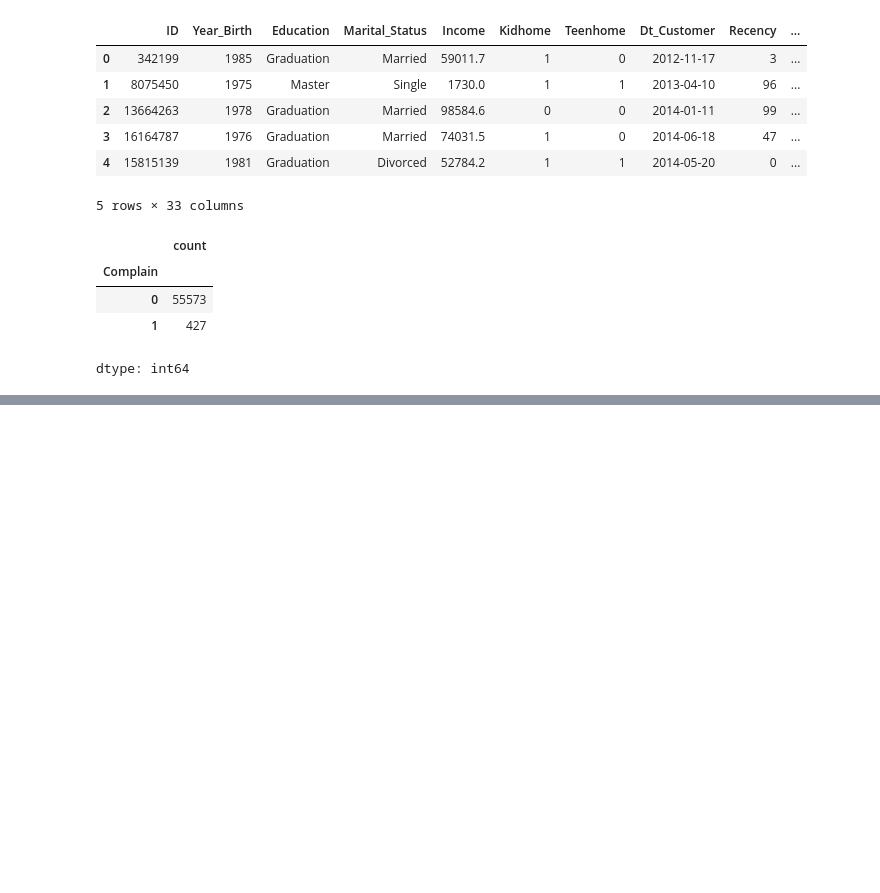
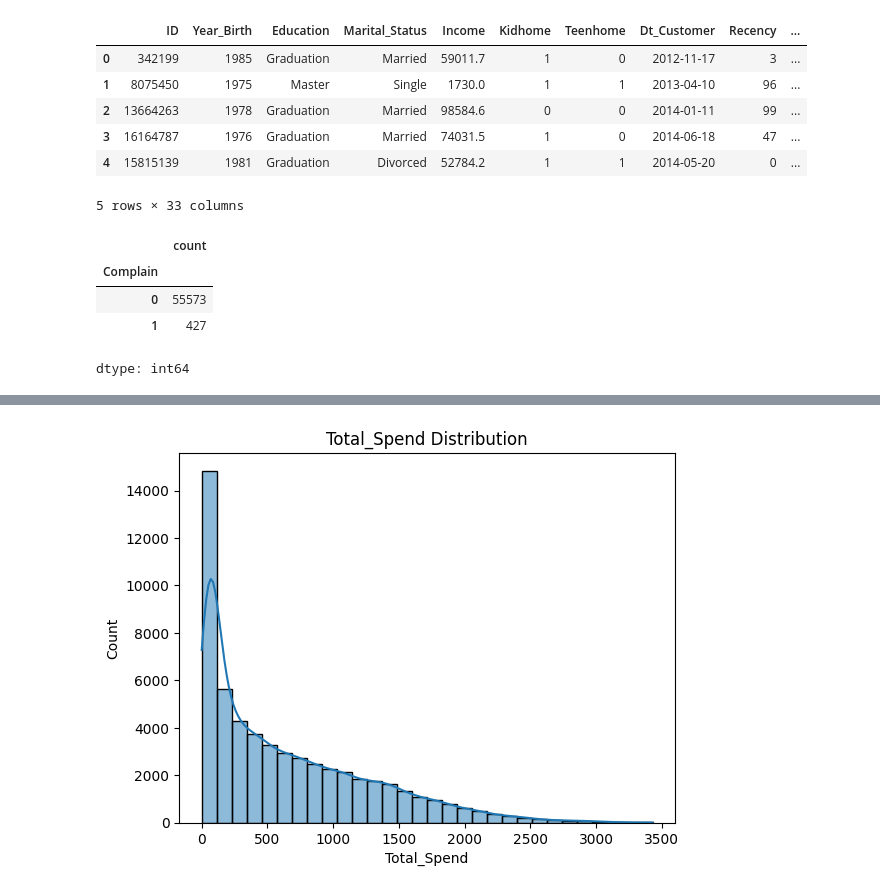
Before and after one commit to dharanigs-19/Mini-Project, a Jupyter notebook: Mini_Project_2.ipynb, the cells around one changed output, grey strips where cells are left out. Cells and saved outputs as stored; diff of their text form; code cells hidden in the pictures; blank space fills up the shorter version.

```diff
--- a/Mini_Project_2.ipynb
+++ b/Mini_Project_2.ipynb
@@ -264,0 +335,9 @@ dtype: int64
+# %%
+# Total spend distribution
+
+predata1.describe()
+sns.histplot(x=predata["Total_Spend"],bins=30, kde=True)
+plt.title("Total_Spend Distribution")
+plt.show()
+# %% [output]
+[figure, added]
```
Also changed, not shown: parts of 28 cells of this notebook.
